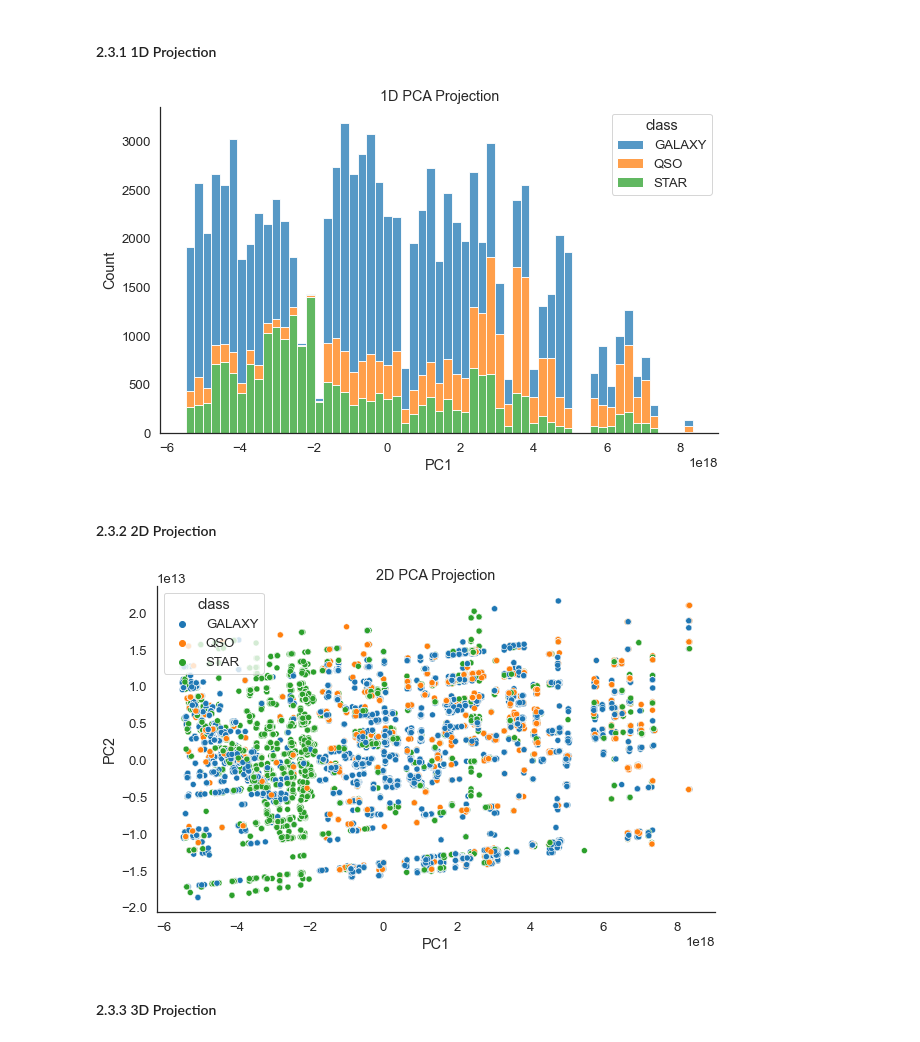
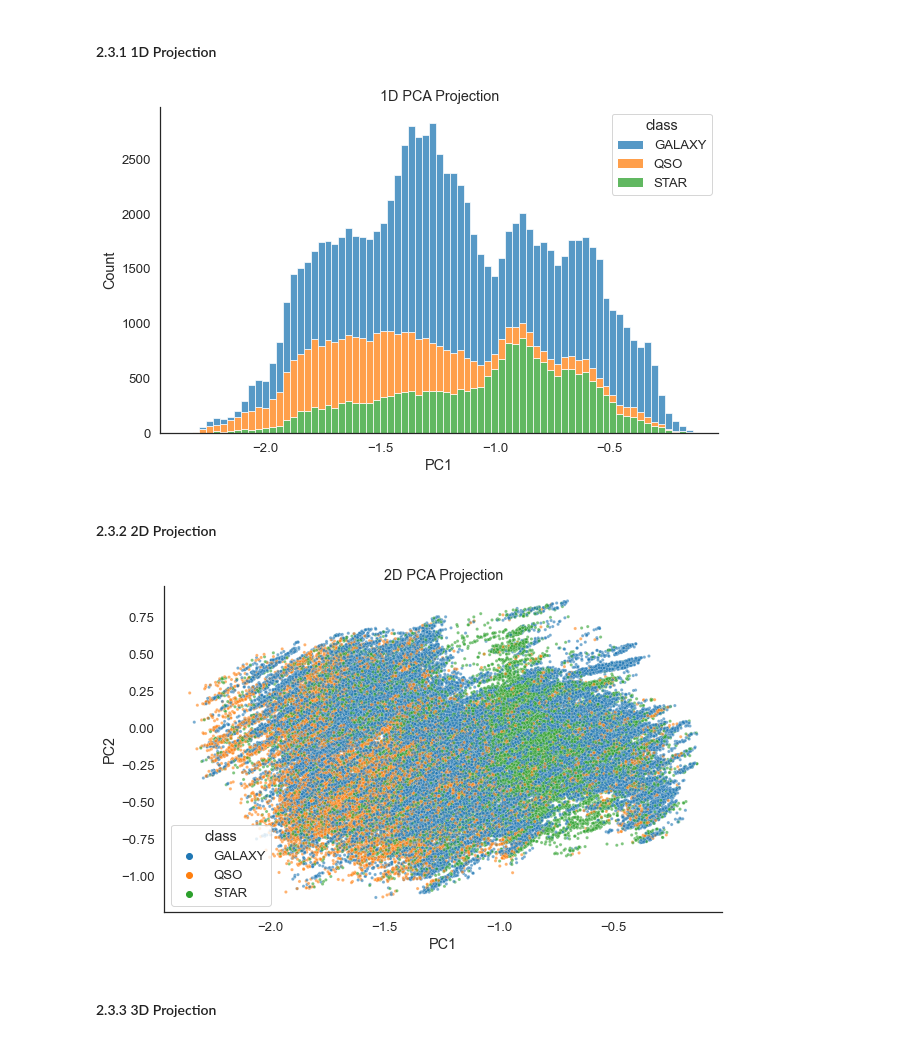
Before and after one commit to mcqueg/Unsupervised_ML, a Jupyter notebook: Dimensionality_Reduction.ipynb, the cells around one changed output. Cells and saved outputs as stored; diff of their text form; code cells hidden in the pictures.

```diff
--- a/Dimensionality_Reduction.ipynb
+++ b/Dimensionality_Reduction.ipynb
@@ -164,7 +165,7 @@ X shape: (100000, 17)
 classes shape: (100000, 1)
 # %%
 # create the PCA function
-
+from sklearn.preprocessing import MinMaxScaler, StandardScaler
 def PCA(data, n):
     '''
     Arguments:
@@ -176,10 +177,11 @@ def PCA(data, n):
     '''
     X = data.copy()
     # step 1: normalize data
-    X_mean = X - np.mean(X, axis=0)
+    X = MinMaxScaler().fit_transform(X)
+    #X_mean = X - np.mean(X, axis=0)
 
     # step 2: calcualte covariance
-    cov_mat = np.cov(X_mean, rowvar=False) # False b/c observations are row-wise & features are column-wise
+    cov_mat = np.cov(X, rowvar=False) # False b/c observations are row-wise & features are column-wise
 
     # step 3: compute eigenvals and eigenvectors from covariance matrix
     eigen_vals, eigen_vecs = np.linalg.eigh(cov_mat)
@@ -192,7 +194,7 @@ def PCA(data, n):
     eigenvec_subset = eigenvecs_sorted[:,0:n]
 
     #step 6: project the dataset by using the dot product and eigenvector subset
-    X_pca = np.dot(X_mean, eigenvec_subset)
+    X_pca = np.dot(X, eigenvec_subset)
 
 
     return X_pca
@@ -213,25 +215,25 @@ sns.histplot(pca_one_df, x = 'PC1', hue = "class", multiple='stack')
 plt.title("1D PCA Projection")
 plt.show()
 # %% [output]
-[figure, old version]
+[figure, new version]
 # %% [markdown]
 #### 2.3.2 2D Projection <a class="anchor" id="pca2"></a>
 # %%
 # 2D projection
 # create the 2 dimensional data and set the columns to be the 1st and 2nd principal component
 pca_two_df = pd.DataFrame(PCA(X, 2), columns=['PC1', 'PC2'])
 # join the classes back to the observations
 pca_two_df = pd.concat([pca_two_df, classes_df], axis=1)
 
 
 # plot the new df to view the class seperation
 f, ax = plt.subplots(figsize=(10, 6))
 sns.despine(f)
-sns.scatterplot(data = pca_two_df, x = 'PC1', y = 'PC2', hue = "class")
+sns.scatterplot(data = pca_two_df, x = 'PC1', y = 'PC2', hue = "class", alpha=.6, s=10)
 plt.title("2D PCA Projection")
 plt.show()
 # %% [output]
-[figure, old version]
+[figure, new version]
 # %% [markdown]
 #### 2.3.3 3D Projection <a class="anchor" id="pca3"></a>
 # %%
```
Also changed, not shown: parts of 8 cells of this notebook, 1 other file.
